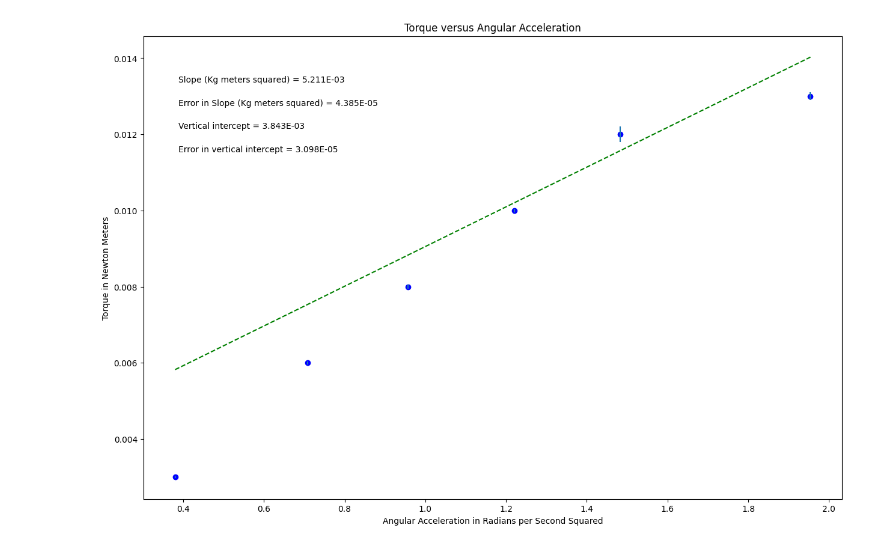
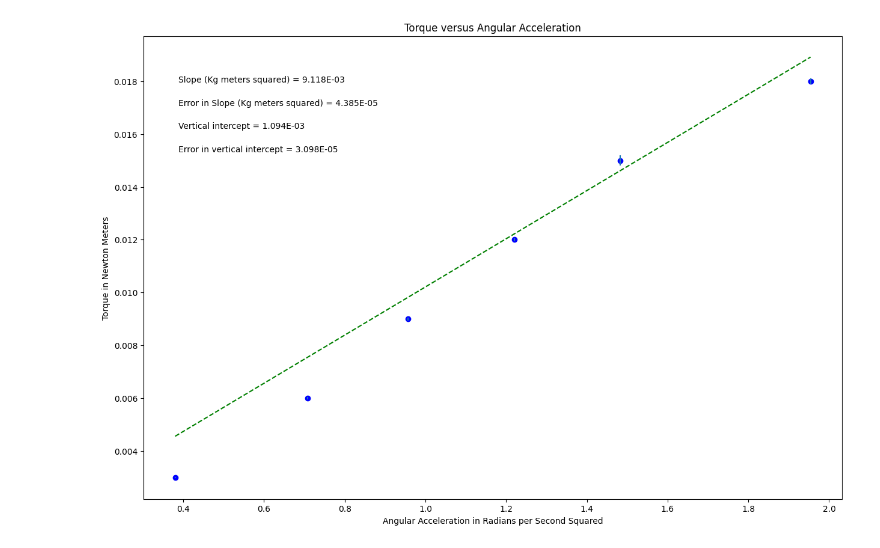
Before and after one commit to cookie607/Physics-Lab-w-Calc-1, a Jupyter notebook: phsxlab_plotting_template.ipynb, the cells around one changed output. Drawn from its saved outputs; the diff is of its cells as text; code cells hidden in the pictures.

```diff
--- a/phsxlab_plotting_template.ipynb
+++ b/phsxlab_plotting_template.ipynb
@@ -21,7 +21,7 @@ import matplotlib.pyplot as plt
 
 acceleration = np.array([.380, .708, .957, 1.220, 1.482, 1.954])
 
-torque = np.array([.003, .006, .008, .01, .012, .013])
+torque = np.array([.003, .006, .009, .012, .015, .018])
 
 torque_err = np.array([.00002, .00004, .00006, .00005, .0002, .0001])
 
@@ -92,31 +92,31 @@ elif annotation_placement==3 or annotation_placement==4:
 #Don't need to change anything in this section!
 
 #Plot data on graph. Plot error bars and place values for slope,
 #error in slope, and vertical intercept (plus error) on the plot using "annotate"
 
 plt.figure(figsize=(15,10))
 
 plt.plot(x, fit, color='green', linestyle='--')
 plt.scatter(x, y, color='blue', marker='o')
 
 plt.xlabel(x_label)
 plt.ylabel(y_label)
 plt.title(plot_title)
 
 plt.errorbar(x, y, yerr=dy, xerr=None, fmt="none") #don't need to plot x error bars
 
 plt.annotate('Slope ({}) = {value:.{digits}E}'.format(slope_units,value=m, digits=3),
              (xpos, ypos[0]), xycoords='axes fraction')
 
 plt.annotate('Error in Slope ({}) = {value:.{digits}E}'.format(slope_units,value=dm, digits=3),
              (xpos, ypos[1]), xycoords='axes fraction')
 
 plt.annotate('Vertical intercept = {value:.{digits}E}'.format(value=b, digits=3),
              (xpos, ypos[2]), xycoords='axes fraction')
 
 plt.annotate('Error in vertical intercept = {value:.{digits}E}'.format(value=db, digits=3),
              (xpos, ypos[3]), xycoords='axes fraction')
 
 plt.show()
 # %% [output]
-[figure, old version]
+[figure, new version]
```
